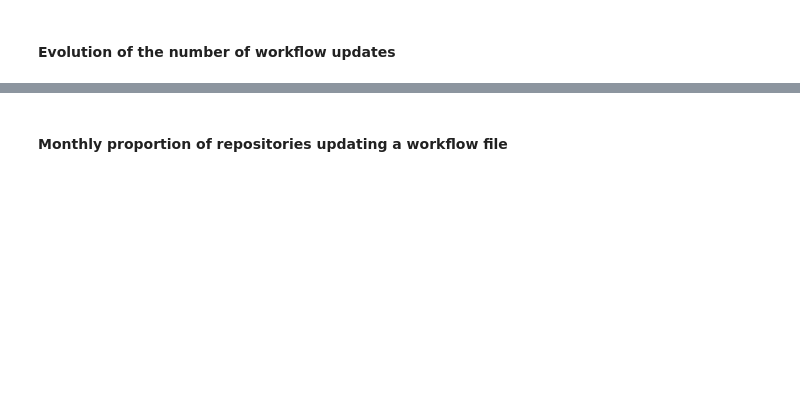
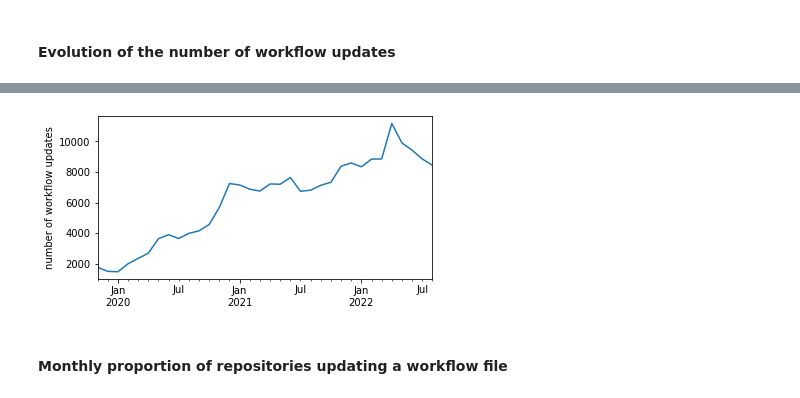
Before and after one commit to AlexandreDecan/secos-ghalag, a Jupyter notebook: notebooks/Release frequency.ipynb, the cells around one changed output, grey strips where cells are left out. Cells and saved outputs as stored; diff of their text form; code cells hidden in the pictures; blank space fills up the shorter version.

```diff
--- a/notebooks/Release frequency.ipynb
+++ b/notebooks/Release frequency.ipynb
@@ -153,2 +222,32 @@ Name: 2022-08-31 00:00:00, dtype: float64
+# %%
+# Let's store this dataframe since it will be used in many of the following cells.
+data = (
+    df_workflows
+    .sort_values(['repository', 'filename', 'date'])
+    .assign(workflow_previous=lambda d: d.workflow.shift(1))
+    # Since we applied shift on all repositories/date, let's remove the extra ones.
+    .assign(workflow_previous=lambda d: d.workflow_previous.where(d[['repository', 'filename']].duplicated(), np.nan))
+    .assign(updated=lambda d: d.workflow != d.workflow_previous)
+)
+# %%
+fig, ax = matplotlib.pyplot.subplots()
+
+temp = (
+    data
+    .groupby(pd.Grouper(key='date', freq='M'))
+    .agg(updates=('updated', 'sum'))
+)
+
+temp['updates'].plot(ax=ax, color=PALETTE)
+
+ax.set(
+    xlabel=None,
+    xlim=DATE_RANGE,
+    ylabel='number of workflow updates',
+)
+
+savefig(fig, 'workflow_monthly_updates')
+# %% [output]
+[figure, added]
 # %% [markdown]
 #### Monthly proportion of repositories updating a workflow file
```
Also changed, not shown: parts of 12 cells of this notebook.
